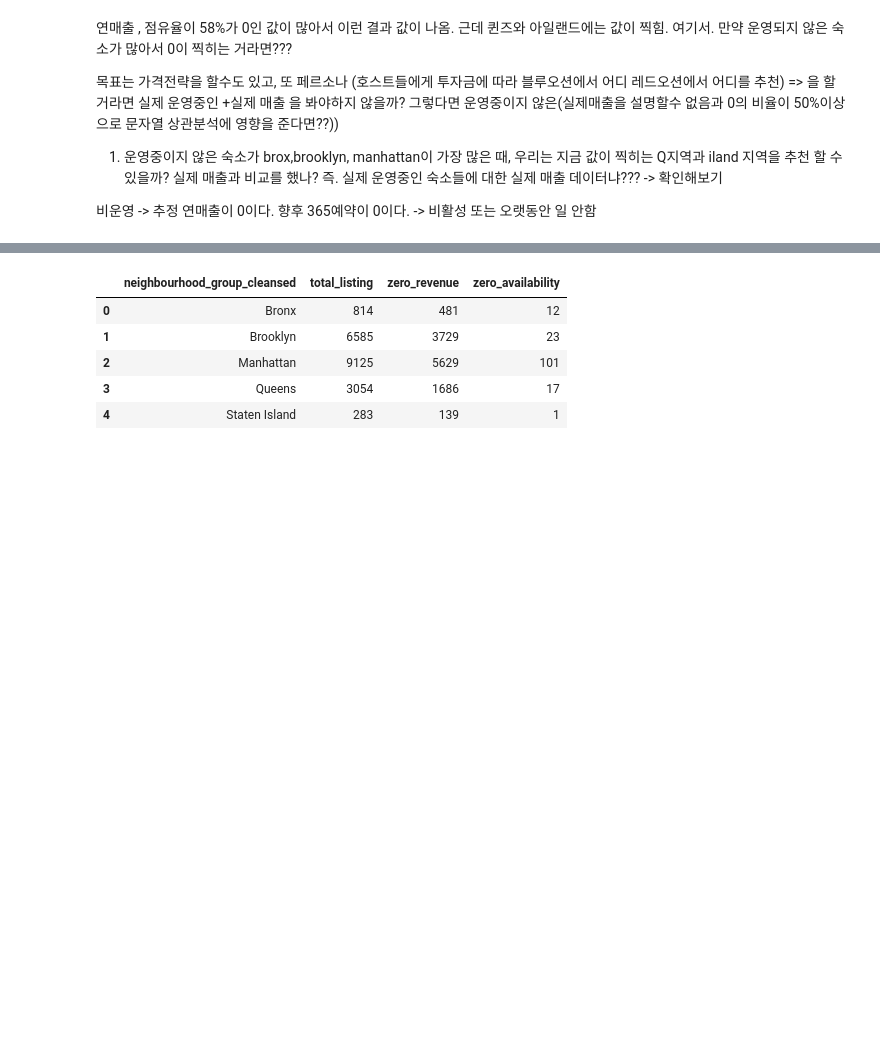
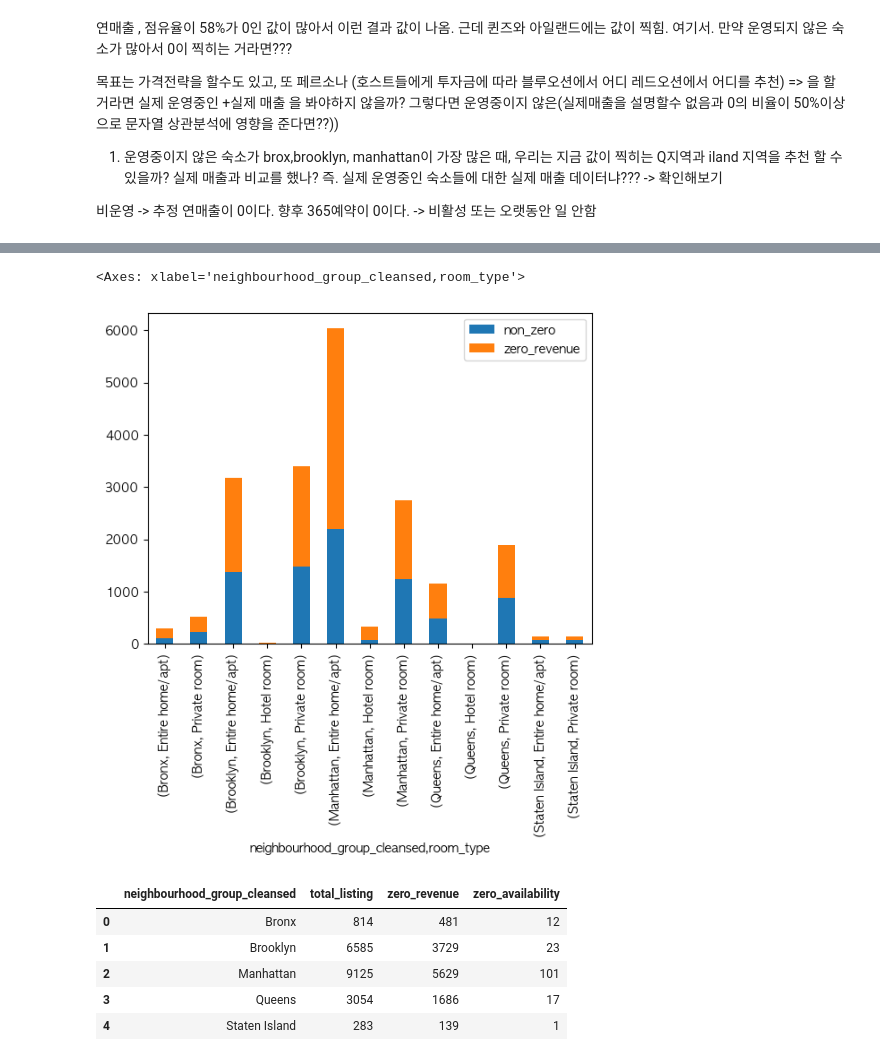
Before and after one commit to motimit/second_project, a Jupyter notebook: Sohui_EDA/회귀분석.ipynb, the cells around one changed output, grey strips where cells are left out. Cells and saved outputs as stored; diff of their text form; code cells hidden in the pictures; blank space fills up the shorter version.

```diff
--- a/Sohui_EDA/회귀분석.ipynb
+++ b/Sohui_EDA/회귀분석.ipynb
@@ -72,3 +80,18 @@ df.groupby('neighbourhood_group_cleansed').agg(
+# %%
+pivot_df = df.groupby(['neighbourhood_group_cleansed','room_type']).agg(
+    total_listing=('price','count'),
+    zero_revenue=('estimated_revenue_l365d', lambda x: (x==0).sum())
+).reset_index()
+
+pivot_df['non_zero'] = pivot_df['total_listing'] - pivot_df['zero_revenue']
+
+pivot_df.set_index(['neighbourhood_group_cleansed','room_type'])[['non_zero','zero_revenue']].plot(
+    kind='bar',
+    stacked=True
+)
+# %% [output]
+<Axes: xlabel='neighbourhood_group_cleansed,room_type'>
+[figure, added]
 # %%
 df.groupby('neighbourhood_group_cleansed').agg(
     total_listing=('price', 'count'),
```
Also changed, not shown: parts of 4 cells of this notebook, 3 other files.
